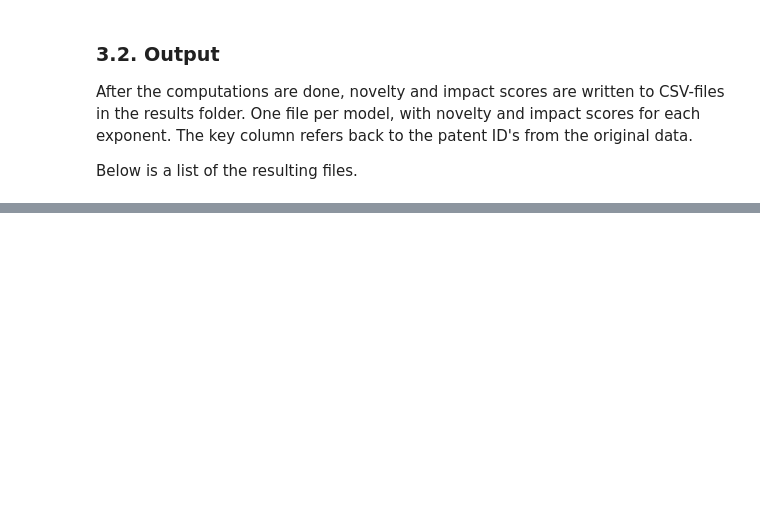
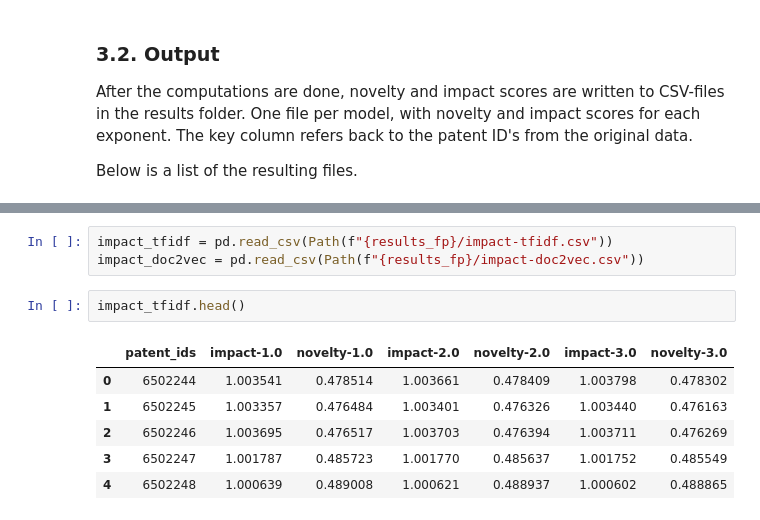
Before and after one commit to smildiner/green-patents, a Jupyter notebook: preprocessing/01_get_embeddings.ipynb, the cells around one changed output, grey strips where cells are left out. Cells and saved outputs as stored; diff of their text form; blank space fills up the shorter version.

```diff
--- a/preprocessing/01_get_embeddings.ipynb
+++ b/preprocessing/01_get_embeddings.ipynb
@@ -553,0 +720,12 @@ Below is a list of the resulting files.
+# %%
+impact_tfidf = pd.read_csv(Path(f"{results_fp}/impact-tfidf.csv"))
+impact_doc2vec = pd.read_csv(Path(f"{results_fp}/impact-doc2vec.csv"))
+# %%
+impact_tfidf.head()
+# %% [output]
+|  | patent_ids | impact-1.0 | novelty-1.0 | impact-2.0 | novelty-2.0 | impact-3.0 | novelty-3.0 |
+| 0 | 6502244 | 1.003541 | 0.478514 | 1.003661 | 0.478409 | 1.003798 | 0.478302 |
+| 1 | 6502245 | 1.003357 | 0.476484 | 1.003401 | 0.476326 | 1.003440 | 0.476163 |
+| 2 | 6502246 | 1.003695 | 0.476517 | 1.003703 | 0.476394 | 1.003711 | 0.476269 |
+| 3 | 6502247 | 1.001787 | 0.485723 | 1.001770 | 0.485637 | 1.001752 | 0.485549 |
+| 4 | 6502248 | 1.000639 | 0.489008 | 1.000621 | 0.488937 | 1.000602 | 0.488865 |
```
Also changed, not shown: parts of 13 cells of this notebook.
